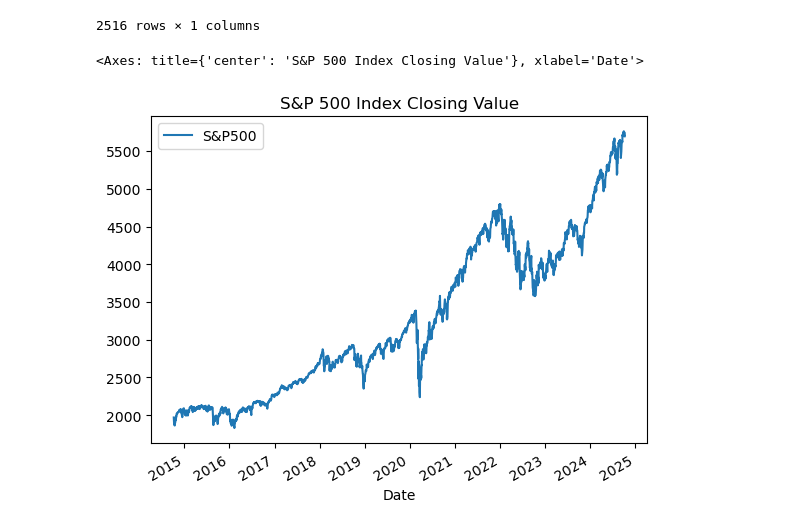
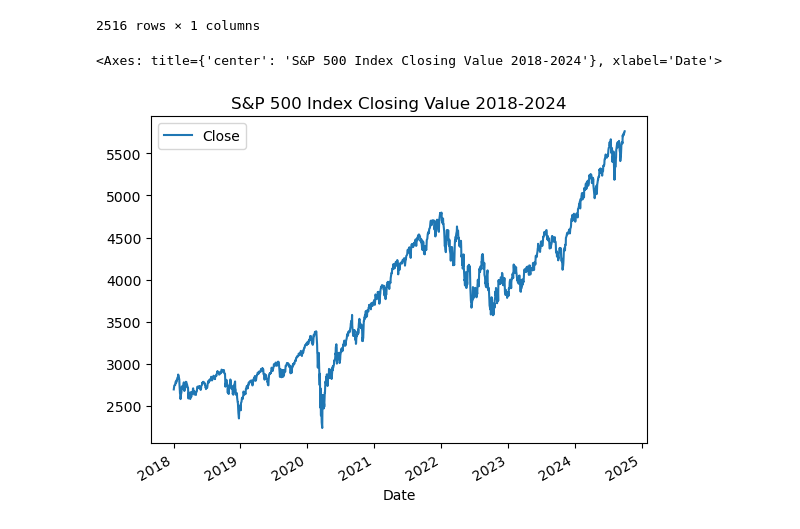
Before and after one commit to KingCam12/Project1_Group3, a Jupyter notebook: project1_group3.ipynb, the cells around one changed output. Saved outputs shown, nothing was run; the diff lists cells and outputs as text; code cells hidden in the pictures.

```diff
--- a/project1_group3.ipynb
+++ b/project1_group3.ipynb
@@ -112,11 +262,15 @@ sp500_data
 | 2024-10-04 | 5751.07 |
 | 2024-10-07 | 5695.94 |
 2516 rows × 1 columns
+# %%
+# Rename S&P500 column to Close
+sp500_data = sp500_data.rename(columns={"S&P500": "Close"})
 # %%
 # Plot the closing value of S&P 500 stock index
-sp500_data.plot(title="S&P 500 Index Closing Value")
+sp500_data_2018_2024 = sp500_data.loc["2018-01-01":"2024-09-30"]
+sp500_data_2018_2024.plot(title="S&P 500 Index Closing Value 2018-2024")
 # %% [output]
-<Axes: title={'center': 'S&P 500 Index Closing Value'}, xlabel='Date'>
+<Axes: title={'center': 'S&P 500 Index Closing Value 2018-2024'}, xlabel='Date'>
-[figure, old version]
+[figure, new version]
 # %%
 # Join by Columns and add stock tocker as the key
```
Also changed, not shown: parts of 21 cells of this notebook, 9 other files.
